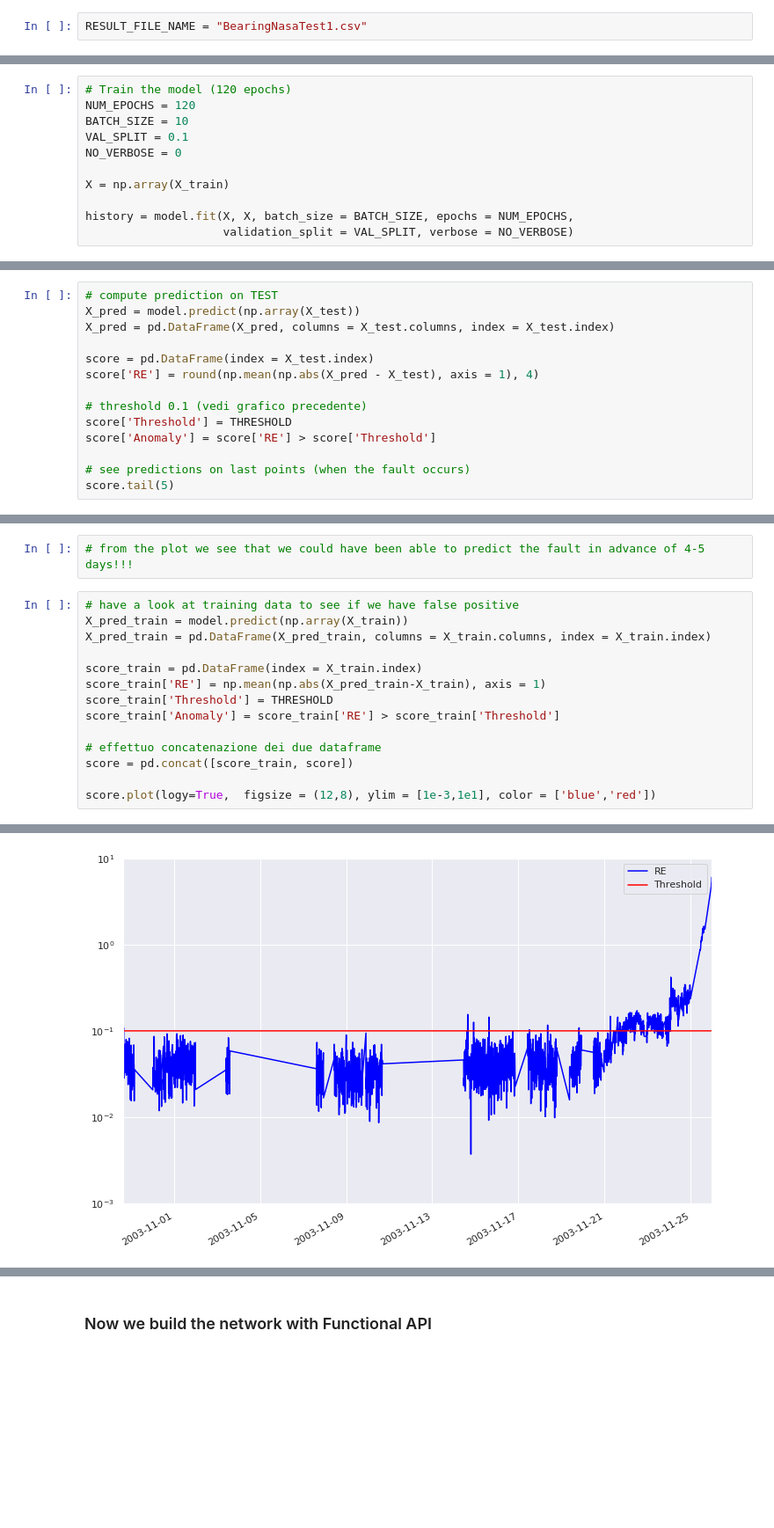
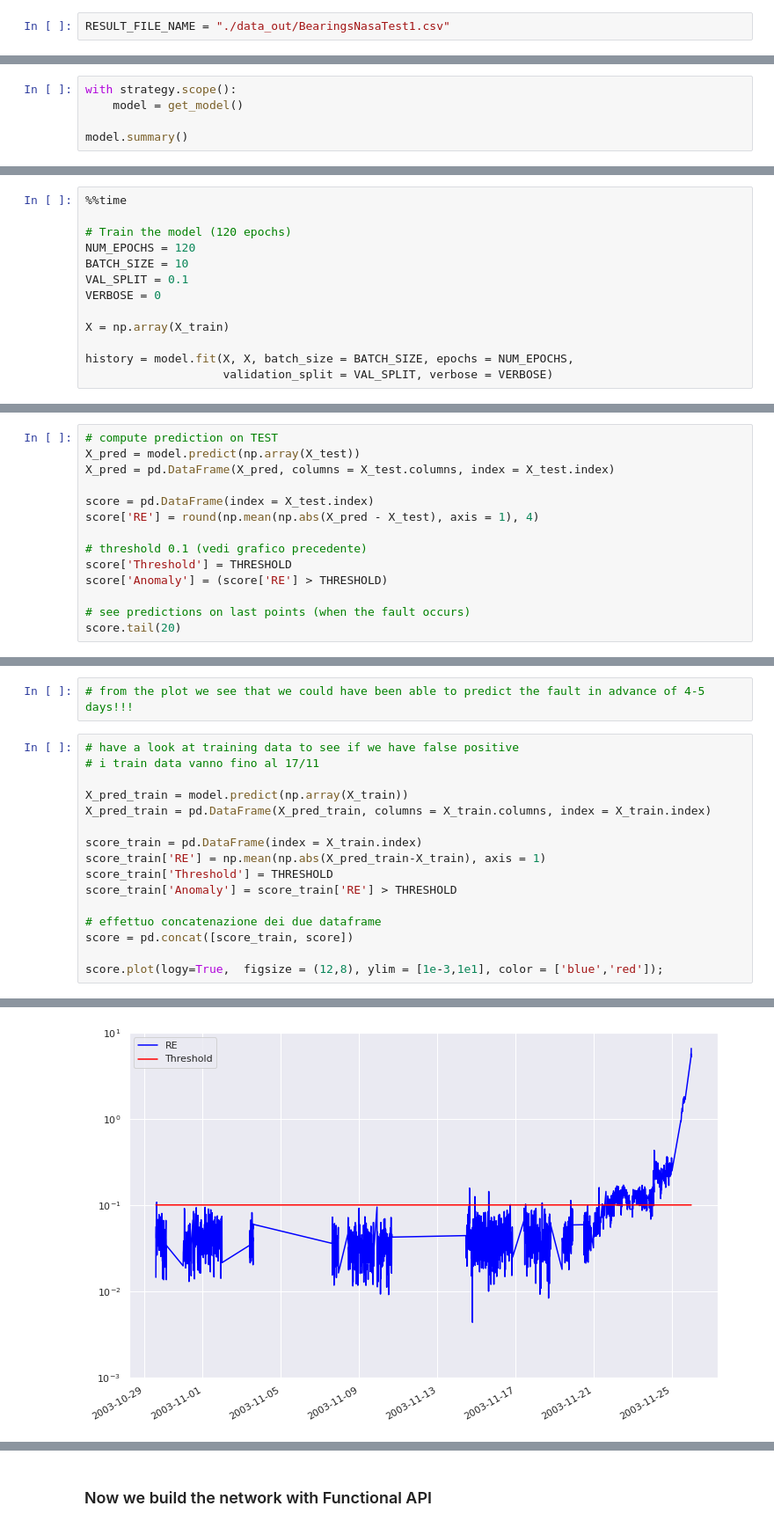
Before and after one commit to luigisaetta/anomalydetection, a Jupyter notebook: Anomaly1AutoEncoders.ipynb, the cells around one changed output, grey strips where cells are left out. Shown: that part at 88% size. Drawn from its saved outputs; the diff is of its cells as text; blank space fills up the shorter version.

```diff
--- a/Anomaly1AutoEncoders.ipynb
+++ b/Anomaly1AutoEncoders.ipynb
@@ -32,5 +66,5 @@ assert(tf.__version__ >= '2.')
 # %%
-RESULT_FILE_NAME = "BearingNasaTest1.csv"
+RESULT_FILE_NAME = "./data_out/BearingsNasaTest1.csv"
 # %% [markdown]
 ### Step 2: load from the single datafile
 # %%
@@ -139,0 +166,5 @@ _________________________________________________________________
+# %%
+with strategy.scope():
+    model = get_model()
+
+model.summary()
@@ -140,11 +188,13 @@ _________________________________________________________________
 # %%
+%%time
+
 # Train the model (120 epochs)
 NUM_EPOCHS = 120
 BATCH_SIZE = 10
 VAL_SPLIT = 0.1
-NO_VERBOSE = 0
+VERBOSE = 0
 
 X = np.array(X_train)
 
 history = model.fit(X, X, batch_size = BATCH_SIZE, epochs = NUM_EPOCHS,
-                    validation_split = VAL_SPLIT, verbose = NO_VERBOSE)
+                    validation_split = VAL_SPLIT, verbose = VERBOSE)
@@ -204,9 +258,9 @@ score['RE'] = round(np.mean(np.abs(X_pred - X_test), axis = 1), 4)
 
 # threshold 0.1 (vedi grafico precedente)
 score['Threshold'] = THRESHOLD
-score['Anomaly'] = score['RE'] > score['Threshold']
+score['Anomaly'] = (score['RE'] > THRESHOLD)
 
 # see predictions on last points (when the fault occurs)
-score.tail(5)
+score.tail(20)
 # %% [output]
 |  | RE | Threshold | Anomaly |
@@ -227,16 +291,18 @@ score.plot(logy=True,  figsize = (12,8), ylim = [1e-2,1e1], color = ['blue','red
 # from the plot we see that we could have been able to predict the fault in advance of 4-5 days!!!
 # %%
 # have a look at training data to see if we have false positive
+# i train data vanno fino al 17/11
+
 X_pred_train = model.predict(np.array(X_train))
 X_pred_train = pd.DataFrame(X_pred_train, columns = X_train.columns, index = X_train.index)
 
 score_train = pd.DataFrame(index = X_train.index)
 score_train['RE'] = np.mean(np.abs(X_pred_train-X_train), axis = 1)
 score_train['Threshold'] = THRESHOLD
-score_train['Anomaly'] = score_train['RE'] > score_train['Threshold']
+score_train['Anomaly'] = score_train['RE'] > THRESHOLD
 
 # effettuo concatenazione dei due dataframe
 score = pd.concat([score_train, score])
 
-score.plot(logy=True,  figsize = (12,8), ylim = [1e-3,1e1], color = ['blue','red'])
+score.plot(logy=True,  figsize = (12,8), ylim = [1e-3,1e1], color = ['blue','red']);
 # %% [output]
@@ -244 +309 @@ score.plot(logy=True,  figsize = (12,8), ylim = [1e-3,1e1], color = ['blue','red
-[figure, old version]
+[figure, new version]
```
Also changed, not shown: parts of 28 cells of this notebook, 1 other file.
